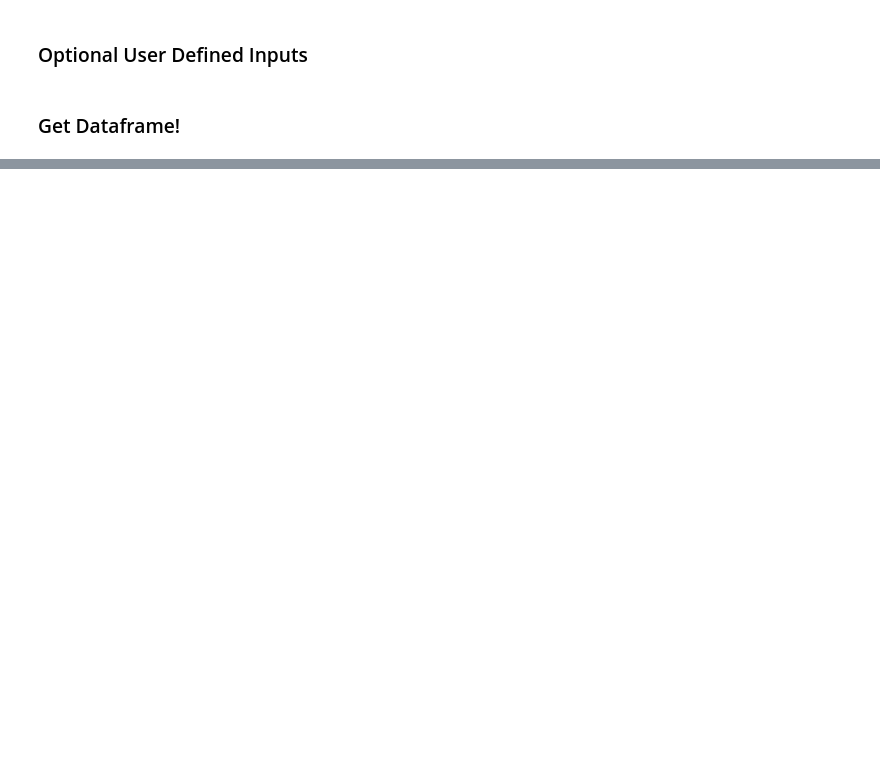
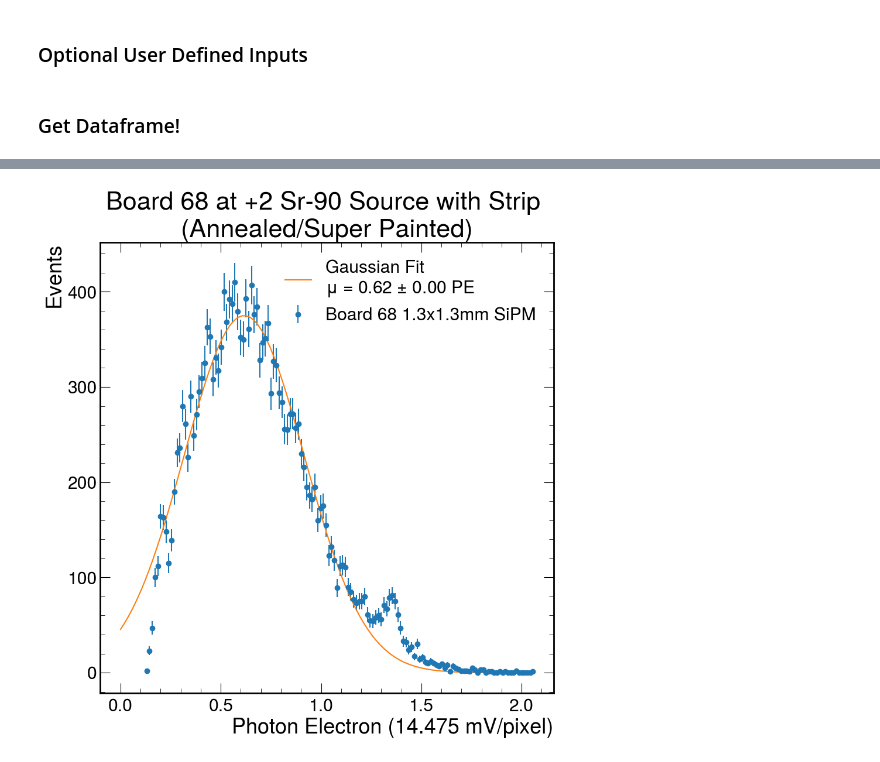
Before and after one commit to mrodr324/Scintillator-Studies, a Jupyter notebook: GetDataframe.ipynb, the cells around one changed output, grey strips where cells are left out. Cells and saved outputs as stored; diff of their text form; code cells hidden in the pictures; blank space fills up the shorter version.

```diff
--- a/GetDataframe.ipynb
+++ b/GetDataframe.ipynb
@@ -100,0 +128,26 @@ fout
+# %%
+from scipy.optimize import curve_fit
+import numpy as np
+
+def gauss(x, A, mu, sigma):
+    return A*np.exp(-(x-mu)**2/(2.*sigma**2))
+
+
+plt.figure(figsize=(6,10))
+PE = 14.475 #Pixel Calibration mV/Pixel
+#Change when using source VVVVV
+hist = plt.hist(fout.query("ch2_P2P_smooth>0").eval(f"ch2_P2P_smooth")/PE,bins=int(np.sqrt(len(fout))))
+bin_centers = (hist[1][1:]+hist[1][:-1])/2
+plt.close()
+
+plt.errorbar(bin_centers,hist[0],np.sqrt(hist[0]),label="Board 68 1.3x1.3mm SiPM",fmt='o')
+coeff, covar = curve_fit(gauss, bin_centers, hist[0], p0=(50,300/PE,100/PE),maxfev=80000)
+#plt.plot(np.linspace(0,500/PE,100),gauss(np.linspace(0,500/PE,100),*coeff),label=f"Gaussian Fit\n$\mu$ = {coeff[1]:.2f} $\pm$ {np.sqrt(covar[1][1]):.2f} PE")
+plt.plot(np.linspace(0,2,100),gauss(np.linspace(0,2,100),*coeff),label=f"Gaussian Fit\n$\mu$ = {coeff[1]:.2f} $\pm$ {np.sqrt(covar[1][1]):.2f} PE")
+plt.xlabel(f"Photon Electron ({PE} mV/pixel)")
+plt.ylabel("Events")
+plt.legend()
+plt.title("Board 68 at +2 Sr-90 Source with Strip \n(Annealed/Super Painted)")
+plt.show()
+# %% [output]
+[figure, added]
```
Also changed, not shown: parts of 9 cells of this notebook, 4 other files.
